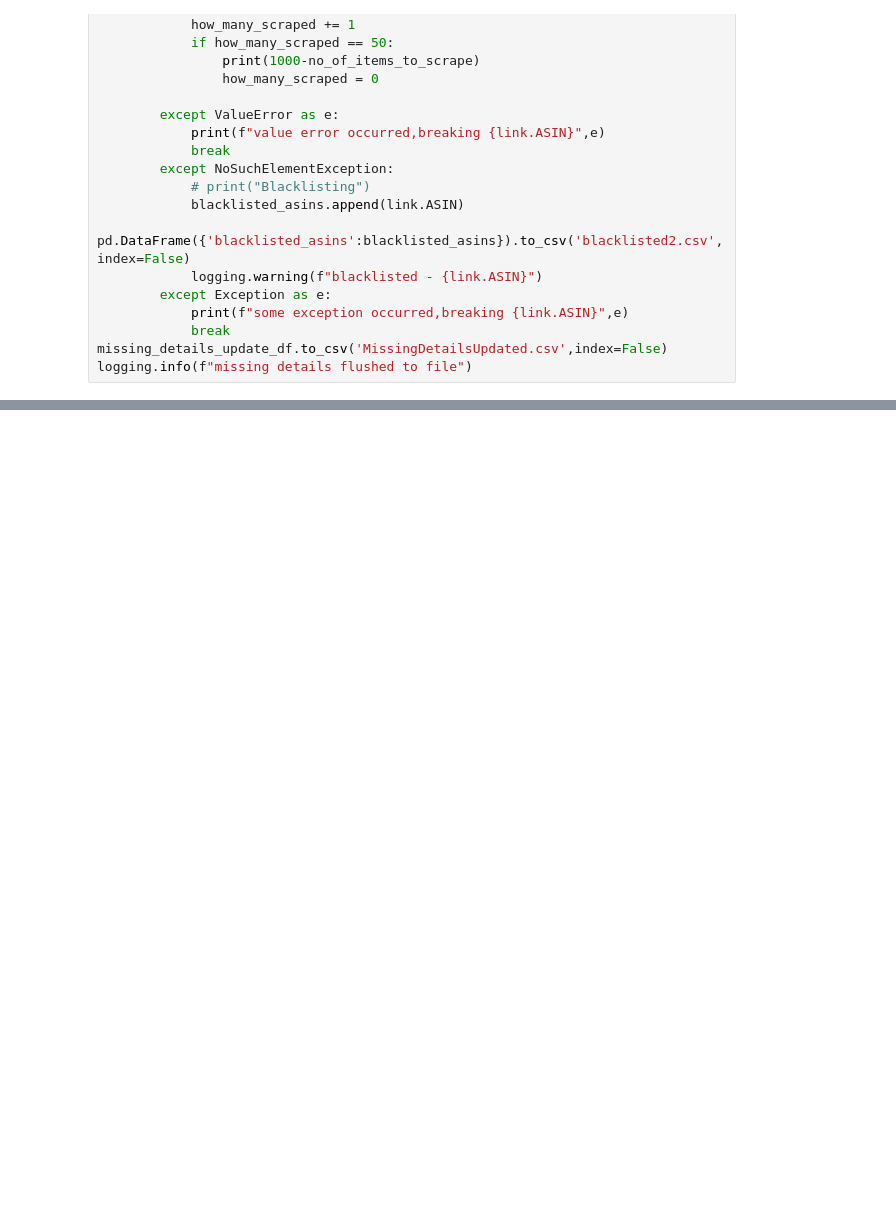
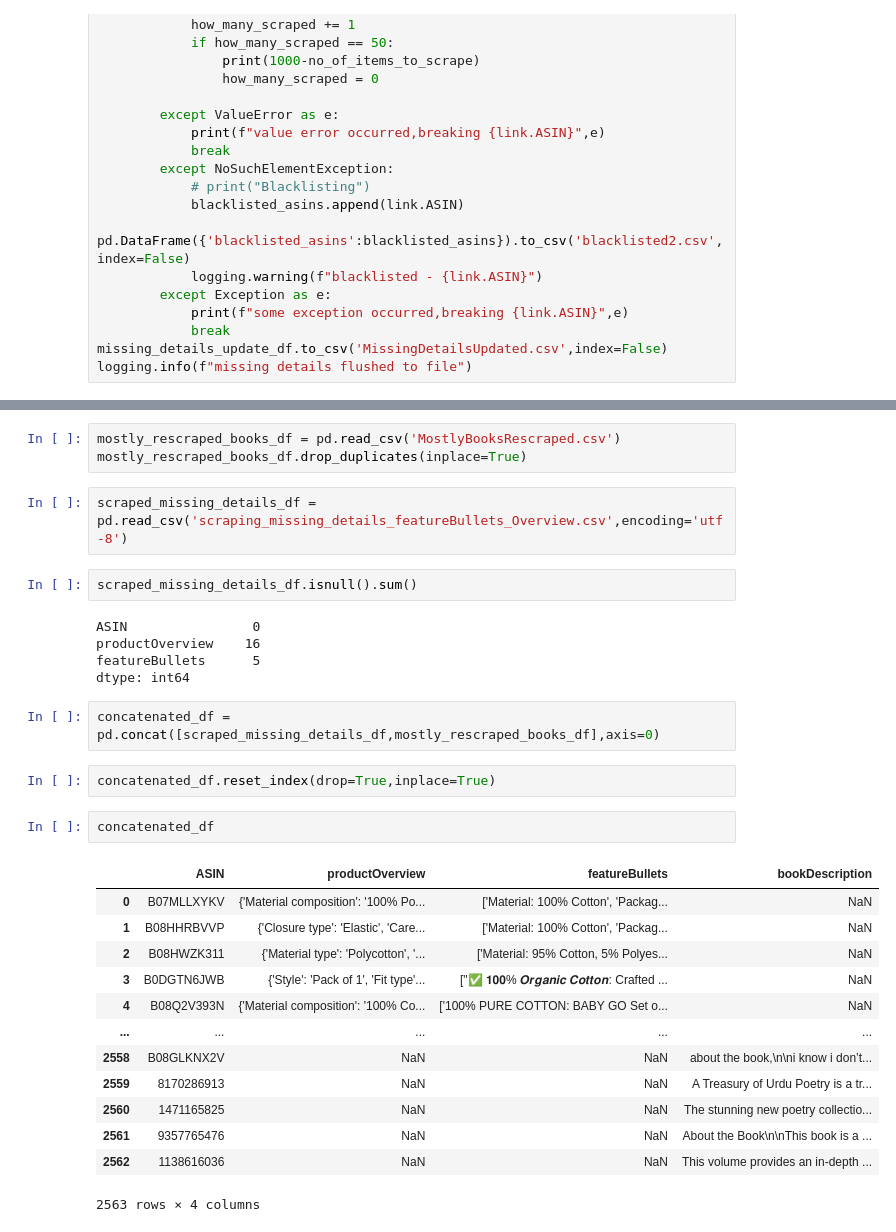
Before and after one commit to Theistic-guy/Ada, a Jupyter notebook: aryaman/notebooks/web_scraping/scraping_missing_details.ipynb, the cells around one changed output, grey strips where cells are left out. Cells and saved outputs as stored; diff of their text form; blank space fills up the shorter version.

Commit message:
scraping done

```diff
--- a/aryaman/notebooks/web_scraping/scraping_missing_details.ipynb
+++ b/aryaman/notebooks/web_scraping/scraping_missing_details.ipynb
@@ -146,0 +256,32 @@ logging.info(f"missing details flushed to file")
+# %%
+mostly_rescraped_books_df = pd.read_csv('MostlyBooksRescraped.csv')
+mostly_rescraped_books_df.drop_duplicates(inplace=True)
+# %%
+scraped_missing_details_df = pd.read_csv('scraping_missing_details_featureBullets_Overview.csv',encoding='utf-8')
+# %%
+scraped_missing_details_df.isnull().sum()
+# %% [output]
+ASIN                0
+productOverview    16
+featureBullets      5
+dtype: int64
+# %%
+concatenated_df = pd.concat([scraped_missing_details_df,mostly_rescraped_books_df],axis=0)
+# %%
+concatenated_df.reset_index(drop=True,inplace=True)
+# %%
+concatenated_df
+# %% [output]
+|  | ASIN | productOverview | featureBullets | bookDescription |
+| 0 | B07MLLXYKV | {'Material composition': '100% Po... | ['Material: 100% Cotton', 'Packag... | NaN |
+| 1 | B08HHRBVVP | {'Closure type': 'Elastic', 'Care... | ['Material: 100% Cotton', 'Packag... | NaN |
+| 2 | B08HWZK311 | {'Material type': 'Polycotton', '... | ['Material: 95% Cotton, 5% Polyes... | NaN |
+| 3 | B0DGTN6JWB | {'Style': 'Pack of 1', 'Fit type'... | ["✅ 𝟏𝟎𝟎% 𝑶𝒓𝒈𝒂𝒏𝒊𝒄 𝑪𝒐𝒕𝒕𝒐𝒏: Crafted ... | NaN |
+| 4 | B08Q2V393N | {'Material composition': '100% Co... | ['100% PURE COTTON: BABY GO Set o... | NaN |
+| ... | ... | ... | ... | ... |
+| 2558 | B08GLKNX2V | NaN | NaN | about the book,\n\ni know i don’t... |
+| 2559 | 8170286913 | NaN | NaN | A Treasury of Urdu Poetry is a tr... |
+| 2560 | 1471165825 | NaN | NaN | The stunning new poetry collectio... |
+| 2561 | 9357765476 | NaN | NaN | About the Book\n\nThis book is a ... |
+| 2562 | 1138616036 | NaN | NaN | This volume provides an in-depth ... |
+2563 rows × 4 columns
```
Also changed, not shown: parts of 31 cells of this notebook, 10 other files.
